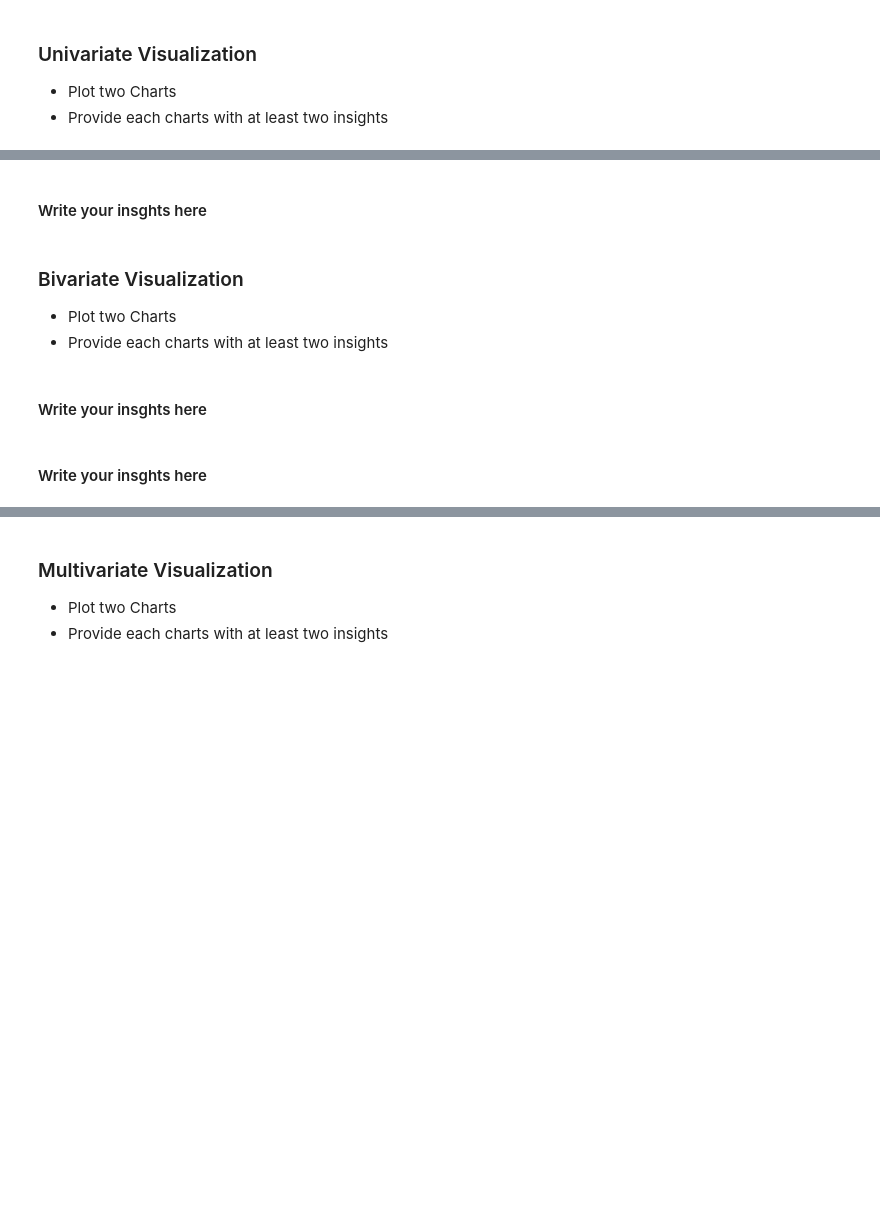
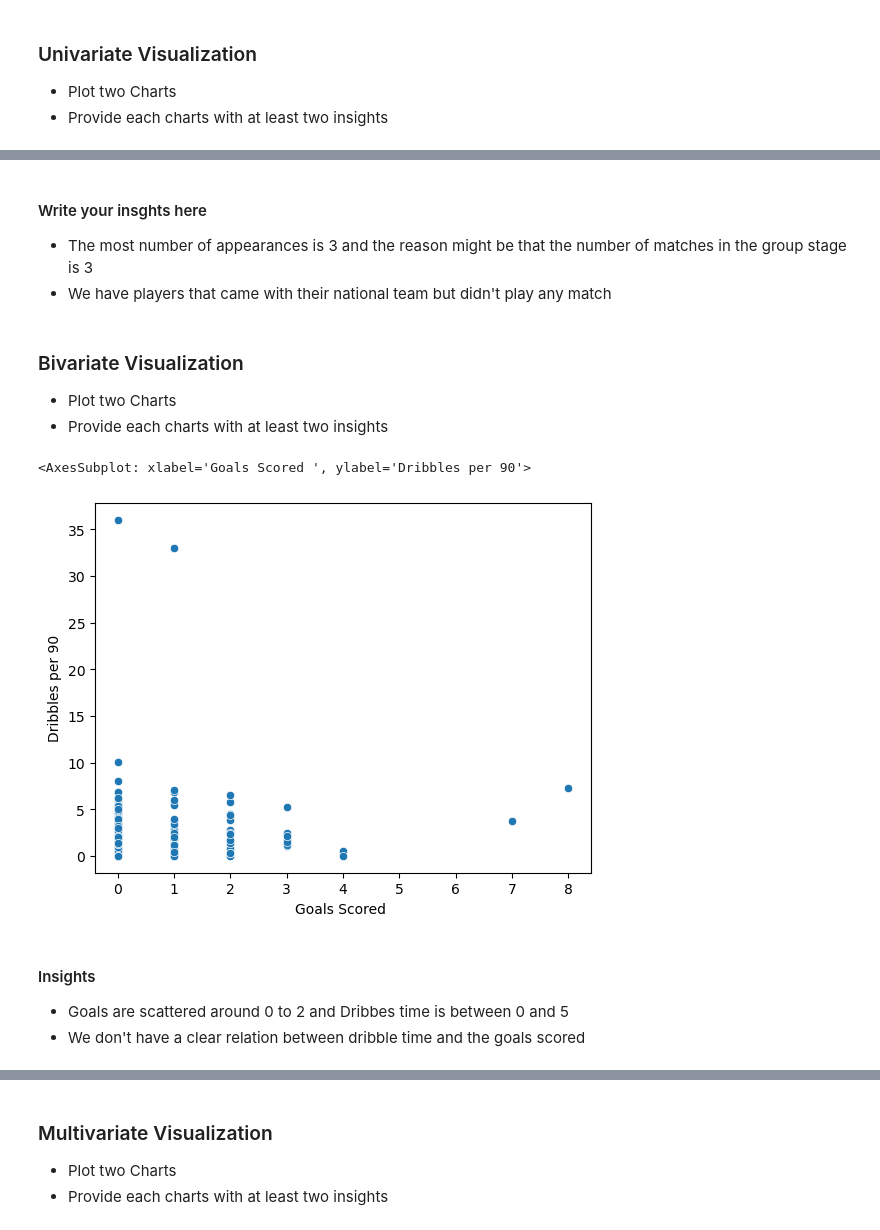
Before and after one commit to Tuwaiq-Data-Science-Bootcamp-V2/EDA-Lab1, a Jupyter notebook: EDA_Assignment .ipynb, the cells around one changed output, grey strips where cells are left out. Drawn from its saved outputs; the diff is of its cells as text; code cells hidden in the pictures; blank space fills up the shorter version.

```diff
--- a/EDA_Assignment .ipynb
+++ b/EDA_Assignment .ipynb
@@ -4,0 +11,3 @@
+# %%
+df = pd.read_csv('FIFA WC 2022 Players Stats.csv')
+df.head()
@@ -11,10 +39,26 @@
 # %% [markdown]
 #### Write your insghts here
+- The most number of appearances is 3 and the reason might be that the number of matches in the group stage is 3
+- We have players that came with their national team but didn't play any match
 # %% [markdown]
 ### Bivariate Visualization
 * Plot two Charts
 * Provide each charts with at least two insights
-# %% [markdown]
-#### Write your insghts here
-# %% [markdown]
-#### Write your insghts here
+# %%
+df1 = df.copy()
+df1 = df1.dropna(subset=['Dribbles per 90'])
+df1 = df1[(df1['Dribbles per 90'] != '-')&(df1['Dribbles per 90'] != 'N.A')&(df1['Dribbles per 90'] != 'N,A')]
+df1['Dribbles per 90'] = pd.to_numeric(df1['Dribbles per 90'])
+# %%
+df1 = df1.dropna(subset=['Goals Scored '])
+df1 = df1[(df1['Goals Scored '] != '-')&(df1['Goals Scored '] != 'N.A')&(df1['Goals Scored '] != 'N,A')]
+df1['Goals Scored '] = pd.to_numeric(df1['Goals Scored '])
+# %%
+sns.scatterplot(data=df1,x='Goals Scored ', y='Dribbles per 90')
+# %% [output]
+<AxesSubplot: xlabel='Goals Scored ', ylabel='Dribbles per 90'>
+[figure, added]
+# %% [markdown]
+#### Insights
+- Goals are scattered around 0 to 2 and Dribbes time is between 0 and 5
+- We don't have a clear relation between dribble time and the goals scored
```
Also changed, not shown: parts of 14 cells of this notebook, 1 other file.
